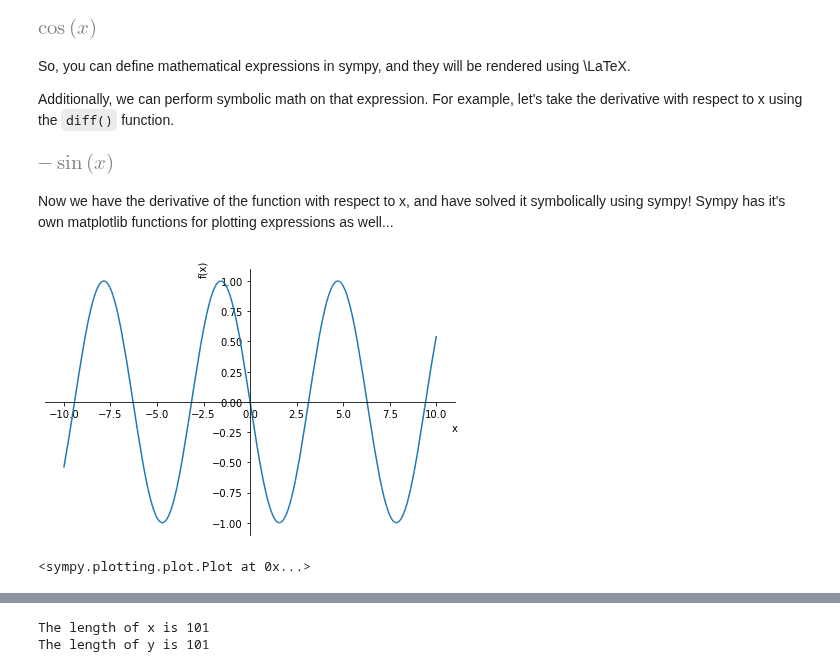
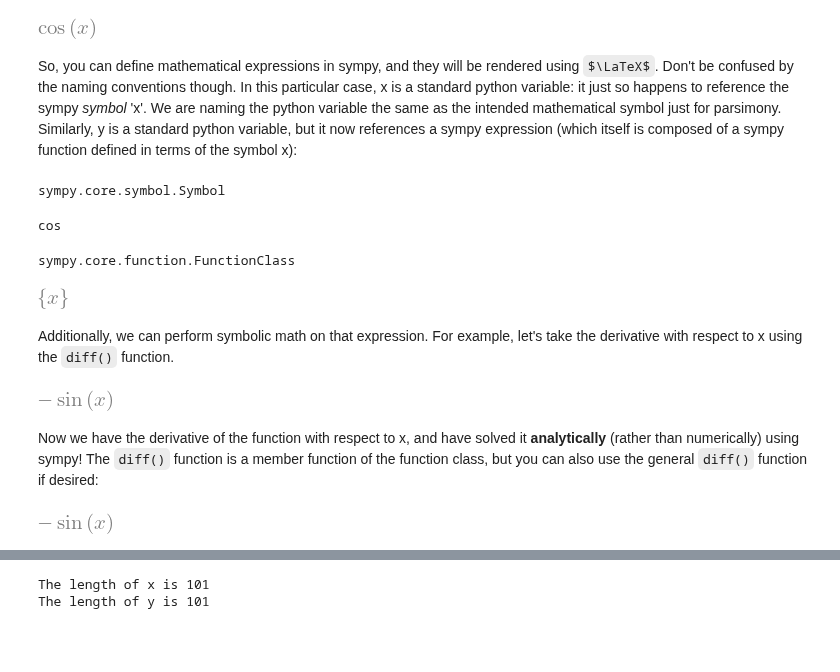
Before and after one commit to CSCI4850/notebook-examples, a Jupyter notebook: Introductions/Sympy Intro.ipynb, the cells around one changed output, grey strips where cells are left out. Saved outputs shown, nothing was run; the diff lists cells and outputs as text; code cells hidden in the pictures; some formulas as TeX source; blank space fills up the shorter version.

Commit message:
Updates to sympy example

```diff
--- a/Introductions/Sympy Intro.ipynb
+++ b/Introductions/Sympy Intro.ipynb
@@ -22,19 +18,35 @@ Note that I imported sympy, but then also initialized the sympy printing facilit
 Rather than have x be a vector, I need it to be a symbol. In particular, I need it to be a symbol that one would like to manipulate similar to how one uses symbols in mathematical expressions. Unlike variables which point to specific data structures, a symbol is more like how a variable is used in mathematics, and can take on values at a later time.
 # %%
 # Make x a symbol
-x = symbols('x')
+x = sp.symbols('x')
 # %%
 # Let's write an expression
-y = cos(x)
+y = sp.cos(x)
 # %%
 # Just provide the expression by itself,
 # and it will be printed with LaTeX!
 y
 # %% [output]
 [figure]
+# %% [markdown]
+So, you can define mathematical expressions in sympy, and they will be rendered using $\LaTeX$. Don't be confused by the naming conventions though. In this particular case, x is a standard python variable: it just so happens to reference the sympy _symbol_ 'x'. We are naming the python variable the same as the intended mathematical symbol just for parsimony. Similarly, y is a standard python variable, but it now references a sympy expression (which itself is composed of a sympy function defined in terms of the symbol x):
+# %%
+type(x)
+# %% [output]
+sympy.core.symbol.Symbol
+# %%
+type(y)
+# %% [output]
+cos
+# %%
+type(type(y))
+# %% [output]
+sympy.core.function.FunctionClass
+# %%
+y.free_symbols
+# %% [output]
+[figure, added]
 # %% [markdown]
-So, you can define mathematical expressions in sympy, and they will be rendered using \LaTeX.
-
 Additionally, we can perform symbolic math on that expression. For example, let's take the derivative with respect to x using the `diff()` function.
 # %%
 dydx = y.diff(x)
@@ -43,9 +55,8 @@ dydx
 # %% [output]
 [figure]
 # %% [markdown]
-Now we have the derivative of the function with respect to x, and have solved it symbolically using sympy! Sympy has it's own matplotlib functions for plotting expressions as well...
+Now we have the derivative of the function with respect to x, and have solved it __analytically__ (rather than numerically) using sympy! The `diff()` function is a member function of the function class, but you can also use the general `diff()` function if desired:
-# %%
-plot(dydx)
-# %% [output]
-[figure, removed]
-<sympy.plotting.plot.Plot at 0x...>
+# %%
+sp.diff(y,x)
+# %% [output]
+[figure, added]
```
Also changed, not shown: parts of 11 cells of this notebook.
